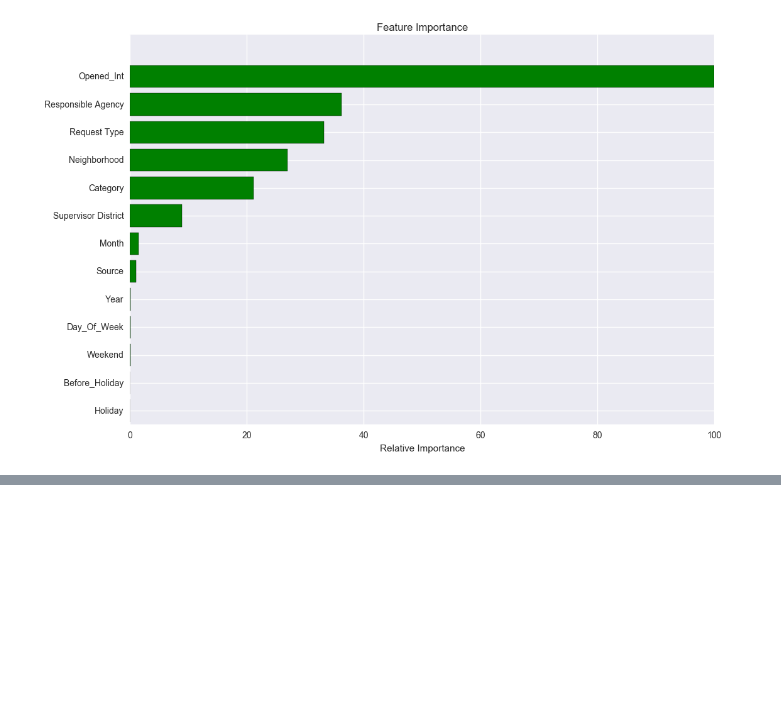
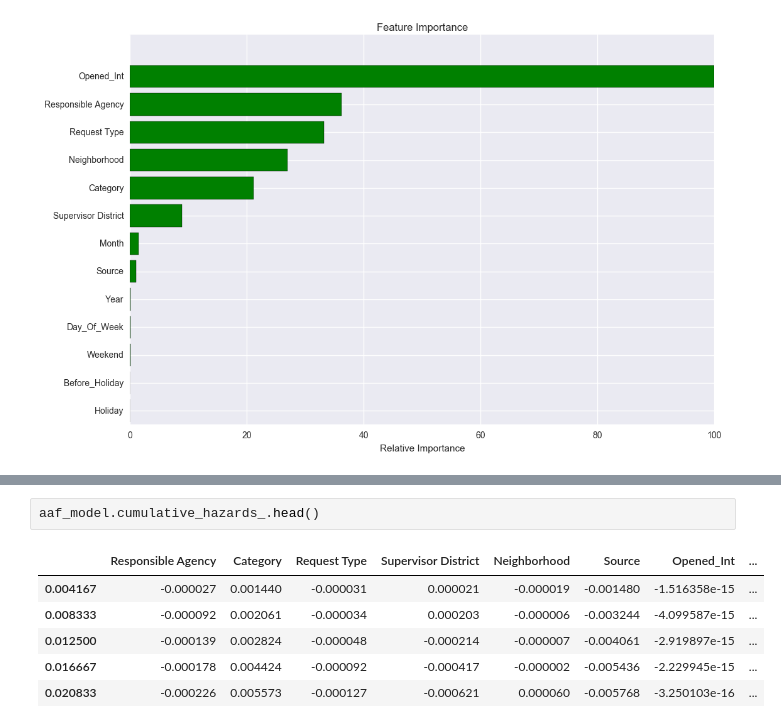
Before and after one commit to haowei772/San-Francisco-311-request-resolving-time-prediction, a Jupyter notebook: Code/Project_modeling_311.ipynb, the cells around one changed output, grey strips where cells are left out. Drawn from its saved outputs; the diff is of its cells as text; blank space fills up the shorter version.

```diff
--- a/Code/Project_modeling_311.ipynb
+++ b/Code/Project_modeling_311.ipynb
@@ -922,0 +1054,9 @@ array([  0.00000000e+00,   0.00000000e+00,   1.82030077e-02,
+# %%
+aaf_model.cumulative_hazards_.head()
+# %% [output]
+|  | Responsible Agency | Category | Request Type | Supervisor District | Neighborhood | Source | Opened_Int | ... |
+| 0.004167 | -0.000027 | 0.001440 | -0.000031 | 0.000021 | -0.000019 | -0.001480 | -1.516358e-15 | ... |
+| 0.008333 | -0.000092 | 0.002061 | -0.000034 | 0.000203 | -0.000006 | -0.003244 | -4.099587e-15 | ... |
+| 0.012500 | -0.000139 | 0.002824 | -0.000048 | -0.000214 | -0.000007 | -0.004061 | -2.919897e-15 | ... |
+| 0.016667 | -0.000178 | 0.004424 | -0.000092 | -0.000417 | -0.000002 | -0.005436 | -2.229945e-15 | ... |
+| 0.020833 | -0.000226 | 0.005573 | -0.000127 | -0.000621 | 0.000060 | -0.005768 | -3.250103e-16 | ... |
```
Also changed, not shown: parts of 30 cells of this notebook, 4 other files.
